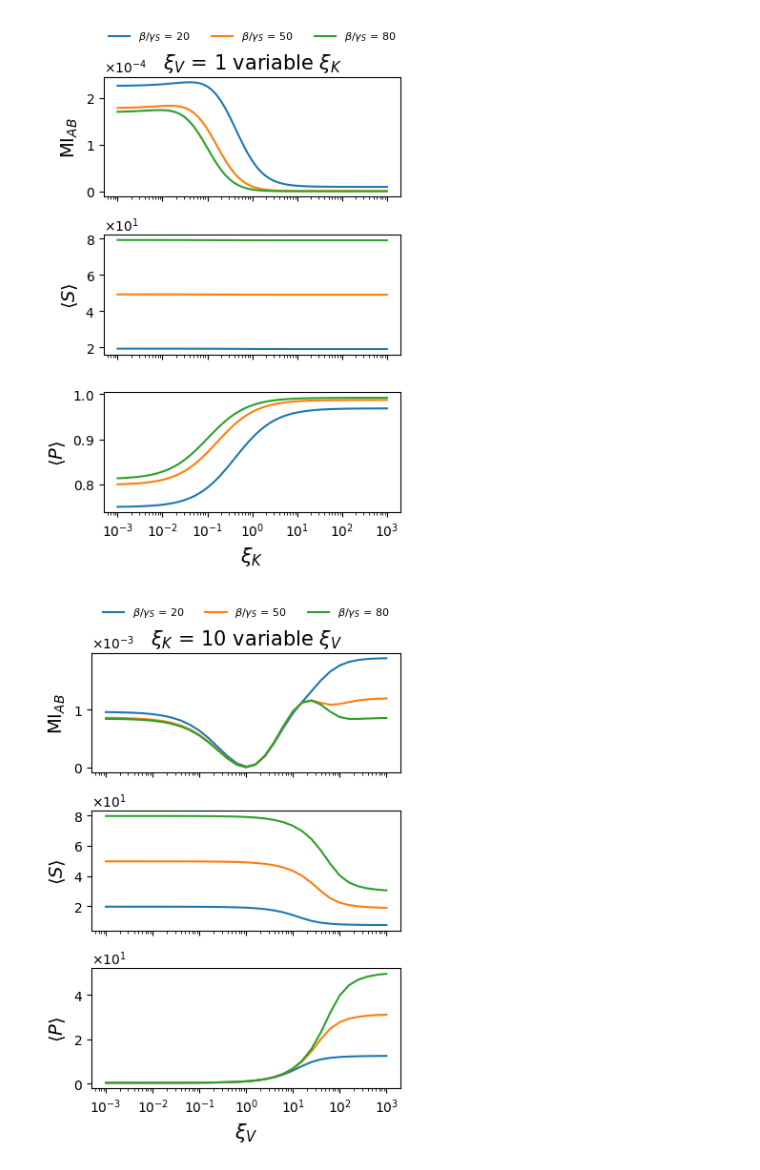
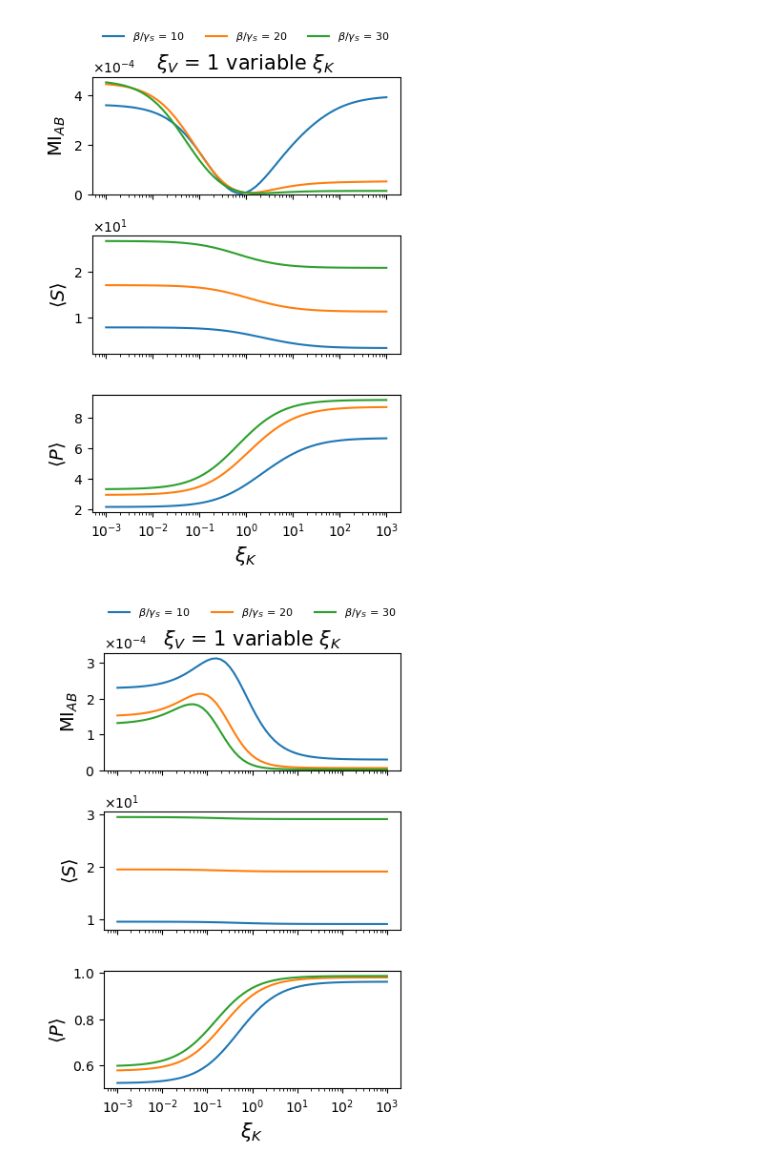
Before and after one commit to PessoaP/Allostery_model, a Jupyter notebook: figures.ipynb, the cells around one changed output. Cells and saved outputs as stored; diff of their text form; code cells hidden in the pictures.

```diff
--- a/figures.ipynb
+++ b/figures.ipynb
@@ -9,11 +9,11 @@ folders = ['V_.1_K_.1_allostery','V_1_K_.1_allostery','V_10_K_.1_allostery',
            'V_.1_K_1_allostery', 'V_1_K_1_allostery', 'V_10_K_1_allostery',
            'V_.1_K_10_allostery','V_1_K_10_allostery','V_10_K_10_allostery',]
 # %%
-fig, axs = plt.subplots(3, 3, sharey=True, sharex=True, figsize=(8, 5.6))
+fig, axs = plt.subplots(3, 3, sharey='row', sharex=True, figsize=(8, 7.3))
 
 # ---- Plot data into each axis ----
 for folder, ax in zip(folders, axs.flatten()):
-    beta, mi_allo, mi_nonallo = np.loadtxt(folder+'fcases/A_MI.csv').T
+    beta, mi_allo = np.loadtxt(folder+'fcases/A_MI.csv').T
 
     ax.plot(beta, mi_allo, label='Allosteric', color='C0', linewidth=2)
     #ax.plot(beta, mi_nonallo, label='Non-allosteric', color='C1', linewidth=2)
@@ -21,6 +21,7 @@ for folder, ax in zip(folders, axs.flatten()):
     ax.yaxis.set_major_formatter(ticker.ScalarFormatter(useMathText=True))
     ax.ticklabel_format(style='sci', axis='y', scilimits=(0, 0))
     ax.yaxis.get_offset_text().set_position((0, 1.01))
+    ax.axvline(beta[mi_allo.argmax()], color='gray', linestyle='--', linewidth=1)
 
 
 # =========================================================
@@ -30,13 +31,13 @@ col_ax = fig.add_subplot(111, frameon=False)
 col_ax.tick_params(labelcolor='none', top=False, bottom=False, left=False, right=False)
 col_ax.set_xticks([]); col_ax.set_yticks([])
 
-labels = ['Inhibitory', 'Neutral', 'Cooperative']
+labels = ['Negative Cooperativity', 'Silent', 'Positive Cooperative']
 xiV = ['0.1','1','10']
 
 for i in range(3):
     col_ax.text((i+0.5)/3, 1.05,
-                r'{} V allostery'.format(labels[i]) + '\n' +
-                r'($\xi_V$ = {})'.format(xiV[i]),
+                r'{}'.format(labels[i]) + '\n' +
+                r' V allostery ($\xi_V$ = {})'.format(xiV[i]),
                 ha='center', va='bottom',
                 fontsize=11,
                 transform=col_ax.transAxes)
@@ -65,9 +66,8 @@ for i in range(3):
     row_ax.text(
         1.13,                             # move to the RIGHT of the right column
         y_pos[i],                # vertically center on each row
-        r'{}'.format(labels[i]) + '\n' +
-        r'K allostery'+ '\n' +
-        r' ($\xi_K$ = {})'.format(xiK[i]),
+        r'{}'.format(labels[i]) + '\n K allostery \n ' +
+        r'($\xi_K$ = {})'.format(xiK[i]),
         ha='center', va='center',
         rotation=90,
         fontsize=11,
@@ -77,12 +77,13 @@ for i in range(3):
 # --- Axis labels ---
 for ax in axs[-1]:
     ax.set_xlabel(r'$\beta/\gamma_S$', fontsize=12)
+    ax.set_ylim(0)
 
 
 fig.supylabel(r'Mutual Information ($\text{MI}_{AB}$)', fontsize=16, x=0.1, y=0.5)
 
 fig.subplots_adjust(bottom=0.01)
-axs[0,0].set_xlim(beta[0], beta[-1])
+axs[0,0].set_xlim(beta[0], beta[-1]//2)
 plt.tight_layout(rect=[0.07,0.05,0.98,0.98])
 
 plt.savefig('f2', dpi=600, bbox_inches='tight')
@@ -92,9 +93,10 @@ plt.show()
 # %%
-folders = ['V_?_K_1_allostery','V_1_K_?_allostery','V_?_K_10_allostery','V_10_K_?_allostery']
+folders = ['V_?_K_1_allostery','V_1_K_?_allostery_nu10','V_1_K_?_allostery','V_?_K_1_allostery_nu10']
 # %%
 def plot_variable(folder,axs):
     betas, allos, MI, S, P = np.loadtxt(folder+'fcases/B_report.csv').T
-    for b in [20,50,80]:
+    #print(betas)
+    for b in [10,20,30]:
         axs[0].plot(allos[betas == b], MI[betas == b], label=rf'$\beta/\gamma_S$ = {int(b)}')
         axs[1].plot(allos[betas == b], S[betas == b])
         axs[2].plot(allos[betas == b], P[betas == b])
@@ -104,6 +106,7 @@ def plot_variable(folder,axs):
     axs[2].xaxis.set_major_formatter(
         plt.FuncFormatter(lambda x, _: f'$10^{{{int(np.log10(x))}}}$')
     )
+    axs[0].set_ylim(0)
 
 for folder in folders:
     fig, axs = plt.subplots(3, 1, sharex=True,figsize=(4,6))
@@ -124,7 +127,8 @@ for folder in folders:
         ax.ticklabel_format(style='sci', axis='y', scilimits=(0, 0))
         ax.yaxis.get_offset_text().set_position((0, 1.01))  # move exponent above axis
 
-    _,vrate,_,krate,_ = folder.split('_')
+    parts = folder.split('_')
+    vrate, krate = parts[1], parts[3]
 
     if vrate == '?':
         axs[-1].set_xlabel(r'$\xi_V$',fontsize=15)
@@ -140,5 +144,5 @@ for folder in folders:
 
     plt.tight_layout()
     #plt.show()
-    plt.savefig(folder+'_B_report',bbox_inches='tight',dpi=600)
+    plt.savefig(folder+'fcases/B_report',bbox_inches='tight',dpi=600)
 # %% [output]
@@ -146,2 +150,2 @@ for folder in folders:
-[figure, old version]
+[figure, new version]
-[figure, old version]
+[figure, new version]
```
Also changed, not shown: parts of 12 cells of this notebook, 1 other file.
